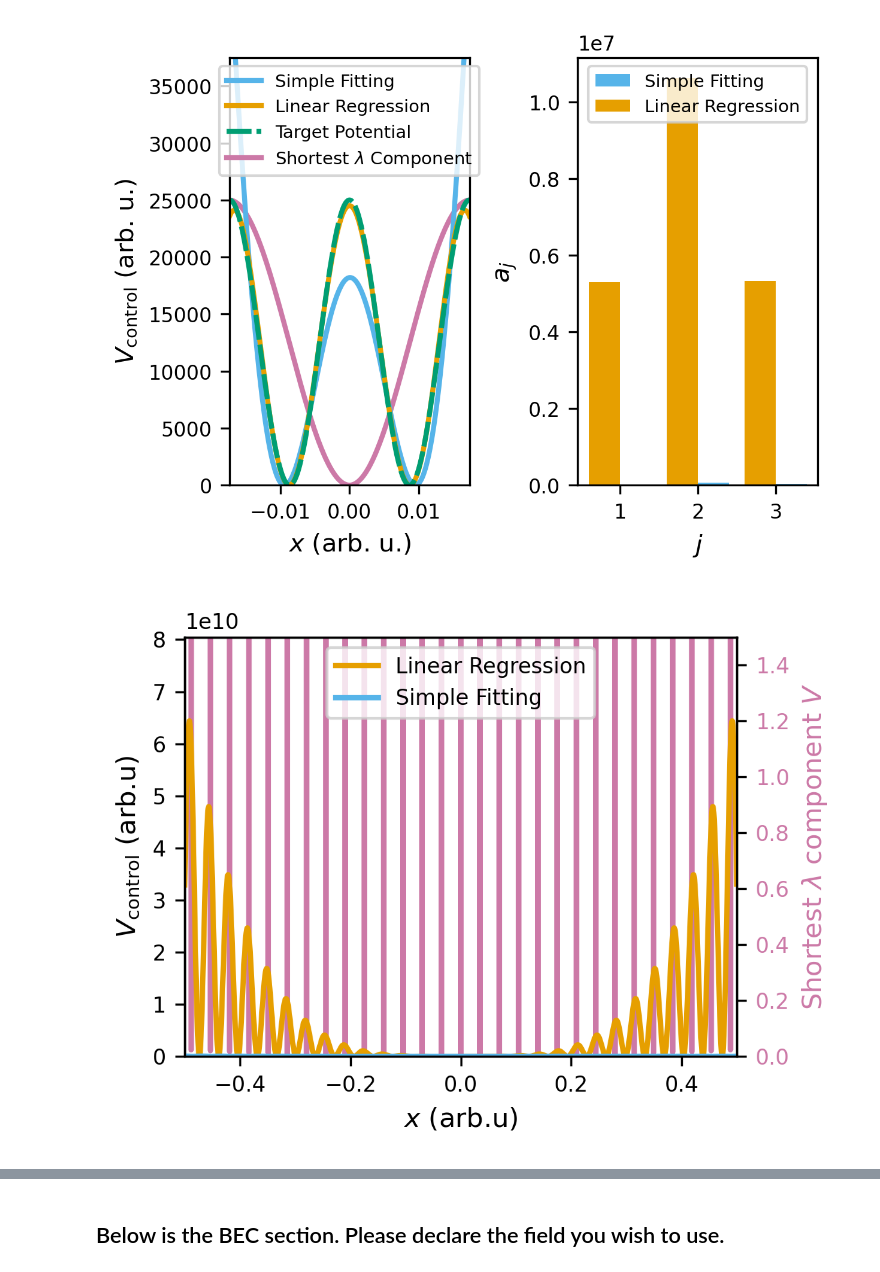
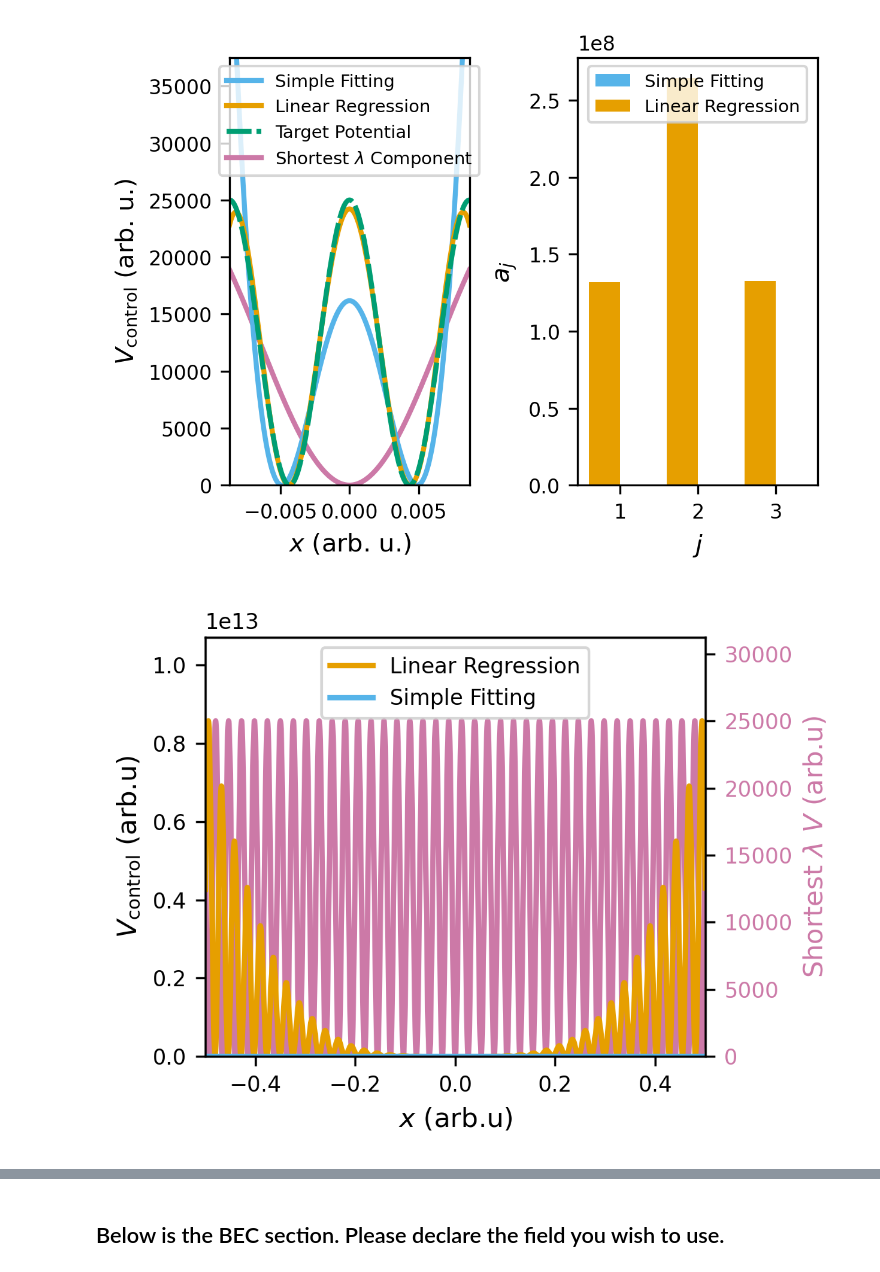
Before and after one commit to dustindberg/GPE, a Jupyter notebook: BEC_TrappingwSpatialSuperoscilations.ipynb, the cells around one changed output, grey strips where cells are left out. Cells and saved outputs as stored; diff of their text form; code cells hidden in the pictures.

Commit message:
Updating Plotting file again

```diff
--- a/BEC_TrappingwSpatialSuperoscilations.ipynb
+++ b/BEC_TrappingwSpatialSuperoscilations.ipynb
@@ -80,9 +80,9 @@ eps = 1e-11
 # λ_spacing = gpe.dimless_x((1 + 0.002) * principal_wavelength)
 # λ_min = gpe.dimless_x(principal_wavelength + λ_spacing)
 # For far-off-resonance wavelengths
-λ_min = gpe.dimless_x(1064e-9) #FLAG for theory
+λ_min = gpe.dimless_x(790e-9) #FLAG for theory
 #λ_min = 1
-λ_spacing = 0.005 #FLAG for theory
+λ_spacing = 0.0025 #FLAG for theory
 #λ_spacing =0.1
 # Maximum wave_vector
 k_max = 2 * np.pi / λ_min
@@ -90,7 +90,7 @@ k_max = 2 * np.pi / λ_min
 ampl = np.sqrt(gpe.dimless_energy(600, -9)) #FLAG for theory
 #ampl = 1
 
-λ = gpe.dimless_x((2/3) * principal_wavelength) #FLAG
+λ = gpe.dimless_x((1 / 3) * principal_wavelength) #FLAG
 #λ = 0.25
 print(f'Target λ is {λ} in dimensionless units')
 k = 2 * np.pi / λ
@@ -104,5 +104,7 @@ x_units = gpe.convert_x(x, -6)
 zoom_out_x = (np.arange(x_res) - x_res / 2) * dx
 # Get the length of the x window
 x_length = zoom_out_x[-1] - zoom_out_x[0]
+
+print(f' wavelengths are : {[np.round(gpe.convert_x(_, -9), 2) for _ in λ_array]} nm')
 # %% [output]
 Resonance Frequency is: 2π * 377.10746345376674 THz
@@ -586,34 +589,57 @@ plt.legend(loc='upper center')
 plt.savefig(f'{file_path}/{file_name}_Results_combined.pdf')
 
 # Now that the wide plot is done, return to standardized plotting
 ok = utlt.standardize_plots(plt.rcParams)
 fig=plt.figure()
 ax1=fig.add_subplot(111)
 ax1.plot(zoom_out_x, np.abs(lo_fields_zoom) ** 2, label='Linear Regression', color=c2)
 ax1.plot(zoom_out_x, np.abs(best_fit_zoom) ** 2, label='Simple Fitting', color=c1)
 
 ax2=ax1.twinx()
 ax2.plot(zoom_out_x, np.abs(Phi(zoom_out_x, k_max, amplitude=ampl)) ** 2, label='Shortest $\lambda$ component $V$', color=c4)
 
 #ax1.tick_params('y', labelcolor=c1)
 ax1.set_ylim(0, 1.25 * max(np.abs(lo_fields_zoom) ** 2))
 ax2.tick_params('y', labelcolor=c4)
-ax2.set_ylim(0, 1.5)
+ax2.set_ylim(0, 1.25 * ampl ** 2)
 ax1.legend(loc='upper center')
 ax1.set_xlabel('$x$ (arb.u)')
 ax1.set_ylabel('$V_{\\rm control}$ (arb.u)')
-ax2.set_ylabel('Shortest $\lambda$ component $V$', color=c4)
+ax2.set_ylabel('Shortest $\lambda$ $V$ (arb.u)', color=c4)
 ax1.set_xlim(-x_lim, x_lim)
 
 ax1.set_zorder(3)
 ax1.patch.set_visible(False)
 
 plt.tight_layout()
 plt.savefig(f'{file_path}/{file_name}_Results_combinedZoomed.pdf')
 #plt.savefig('./Plots/Presentation/Results_linearZoomed.pdf')
 plt.show()
 
+fig=plt.figure()
+ax1=fig.add_subplot(111)
+ax1.plot(zoom_out_x, np.abs(lo_fields_zoom) ** 2, label='Linear Regression', color=c2)
+
+ax2=ax1.twinx()
+ax2.plot(zoom_out_x, np.abs(best_fit_zoom) ** 2, label='Simple Fitting', color=c1)
+
+#ax1.tick_params('y', labelcolor=c1)
+ax1.set_ylim(0, 1.25 * max(np.abs(lo_fields_zoom) ** 2))
+ax1.tick_params('y', labelcolor=c2)
+ax2.tick_params('y', labelcolor=c1)
+ax2.set_ylim(0, 1.25 * max(np.abs(best_fit_zoom) ** 2))
+ax1.set_xlabel('$x$ (arb.u)')
+ax1.set_ylabel('Linear Regression $V_{\\rm control}$ (arb.u)', color=c2)
+ax2.set_ylabel('Somple Fitting $\lambda$ $V$ (arb.u)', color=c1)
+ax1.set_xlim(-x_lim, x_lim)
+
+ax1.set_zorder(3)
+ax1.patch.set_visible(False)
+plt.savefig(f'{file_path}/{file_name}_Results_combinedZoomed_onlyFits.pdf')
+
+plt.tight_layout()
+
 plt.show()
 # %% [output]
-[figure, old version]
+[figure, new version]
-[figure, old version]
+[figure, new version]
```
Also changed, not shown: parts of 28 cells of this notebook.
